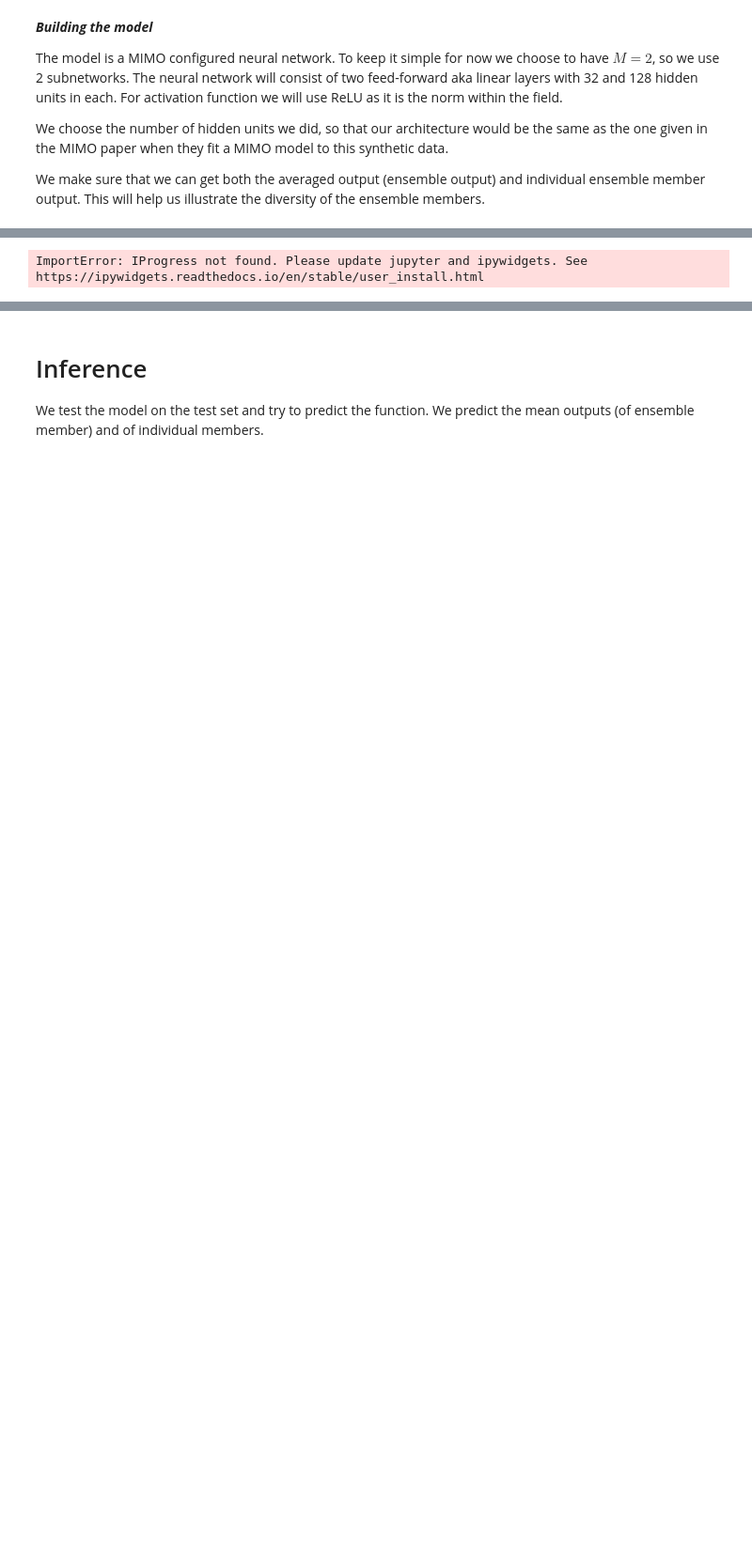
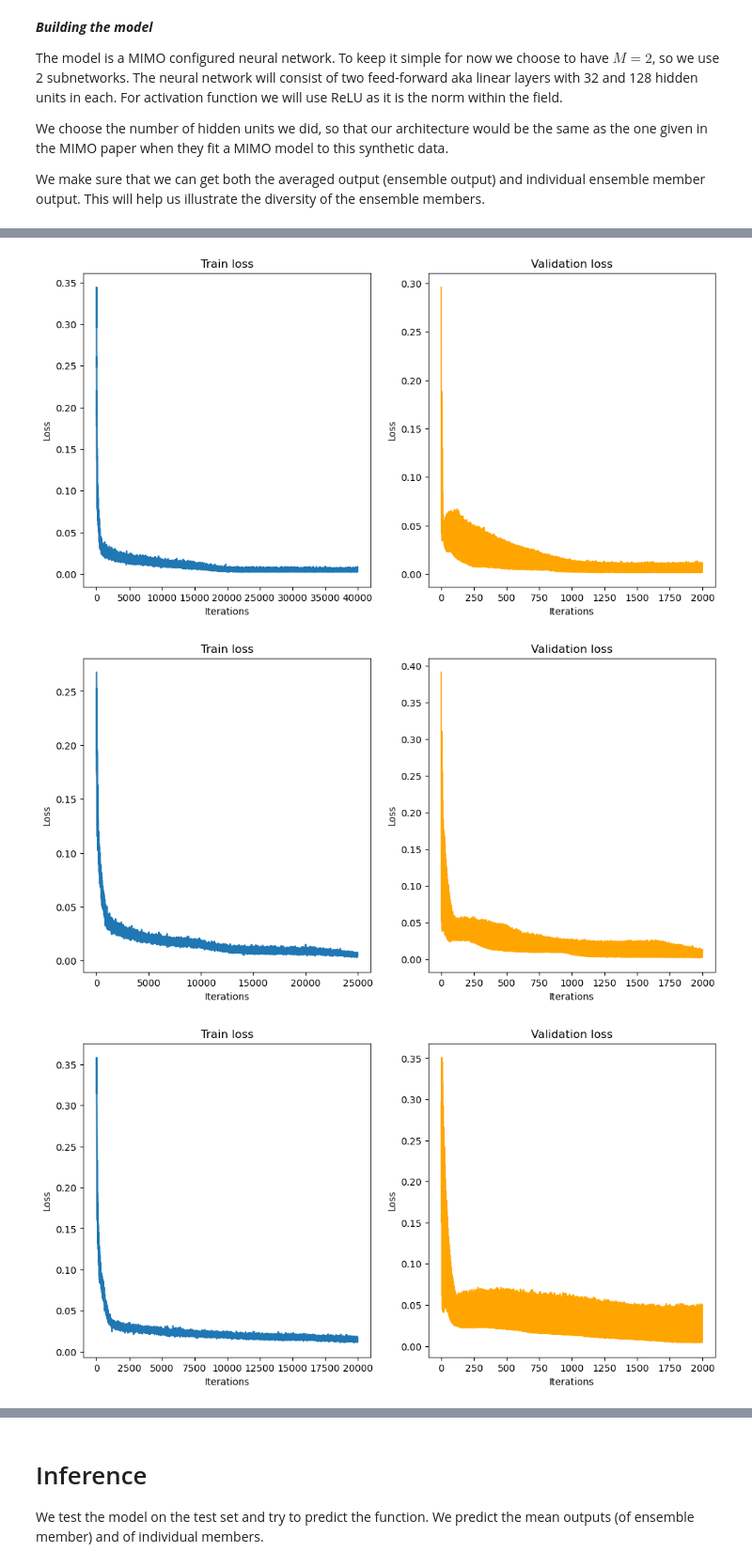
Before and after one commit to Malthe57/MastersThesis, a Jupyter notebook: notebooks/MIMOprototype.ipynb, the cells around one changed output, grey strips where cells are left out. Shown at 94% size. Drawn from its saved outputs; the diff is of its cells as text; code cells hidden in the pictures; blank space fills up the shorter version.

```diff
--- a/notebooks/MIMOprototype.ipynb
+++ b/notebooks/MIMOprototype.ipynb
@@ -344,12 +328,20 @@ We train one MIMO model and one Naive model with $M=2$ subnetworks.
 # %%
-# train one MIMO model
-M = 2
-MIMO_model = MIMONetwork(n_subnetworks=M)
-optimizer = torch.optim.Adam(MIMO_model.parameters(), lr=3e-4)
+# train MIMO model with M = [2,3,4]
 
-losses, val_losses = train(MIMO_model, optimizer, epochs=5000, trainloader=trainloader, valloader=valloader, val_every_n_epochs=10, model_name='MIMO')
-# plot loss
-plot_loss(losses, val_losses)
+Ms = [2, 3, 4]
+
+for M in Ms:
+    MIMO_model = MIMONetwork(n_subnetworks=M)
+    optimizer = torch.optim.Adam(MIMO_model.parameters(), lr=3e-4)
+
+    trainloader = DataLoader(traindata, batch_size=60*M, shuffle=True, collate_fn=lambda x: train_collate_fn(x, M), drop_last=True)
+    valloader = DataLoader(valdata, batch_size=60, shuffle=False, collate_fn=lambda x: test_collate_fn(x, M), drop_last=False)
+
+    losses, val_losses = train(MIMO_model, optimizer, epochs=5000, trainloader=trainloader, valloader=valloader, val_every_n_epochs=10, model_name=f'mimo_ensembles/MIMO_{M}_members')
+    # plot loss
+    plot_loss(losses, val_losses)
 # %% [output]
-ImportError: IProgress not found. Please update jupyter and ipywidgets. See https://ipywidgets.readthedocs.io/en/stable/user_install.html
+[figure, added]
+[figure, added]
+[figure, added]
 # %%
```
Also changed, not shown: parts of 25 cells of this notebook, 8 other files.
